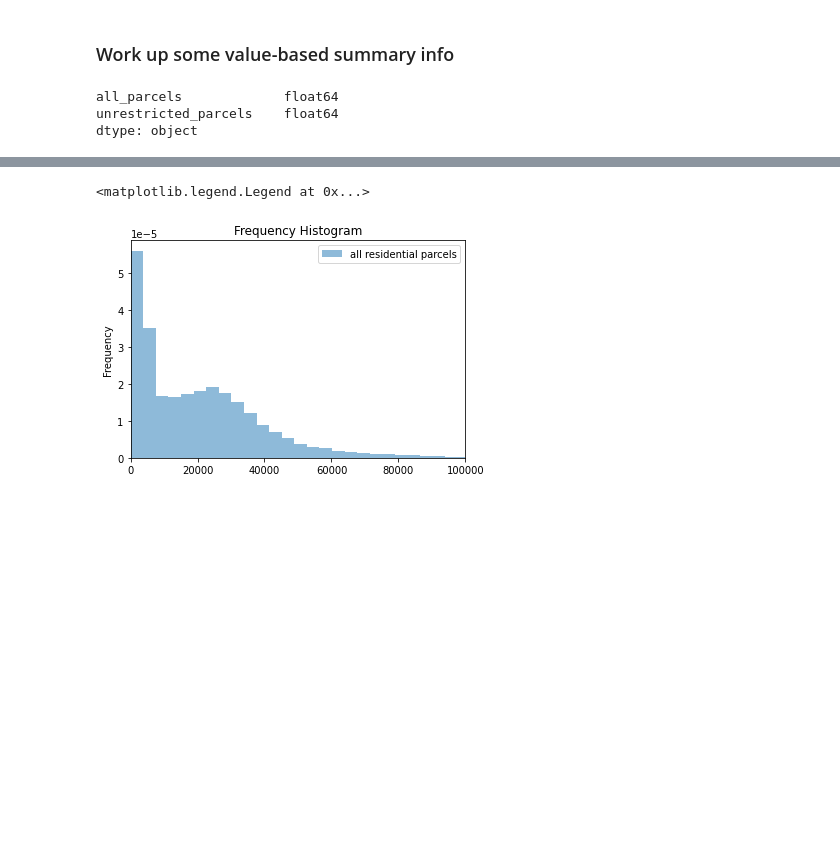
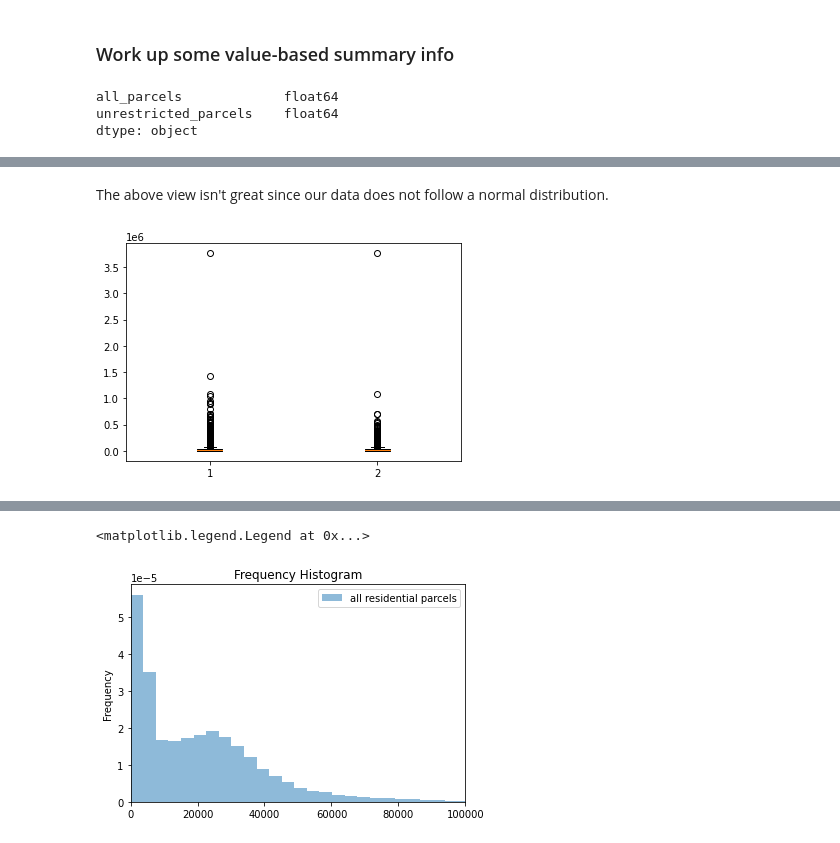
Before and after one commit to PMattox/dsa_masters, a Jupyter notebook: DSA_Capstone/Analysis - Residential Area.ipynb, the cells around one changed output, grey strips where cells are left out. Drawn from its saved outputs; the diff is of its cells as text; code cells hidden in the pictures; blank space fills up the shorter version.

```diff
--- a/DSA_Capstone/Analysis - Residential Area.ipynb
+++ b/DSA_Capstone/Analysis - Residential Area.ipynb
@@ -256,0 +276,2 @@ asd_summary
+# %% [markdown]
+The above view isn't great since our data does not follow a normal distribution.
@@ -256,0 +284,6 @@ asd_summary
+# %%
+box_plot_data=[gdf_parcels['asdtotal'],gdf_res_remain['asdtotal']]
+plt.boxplot(box_plot_data)
+plt.show()
+# %% [output]
+[figure, added]
```
Also changed, not shown: parts of 13 cells of this notebook.
